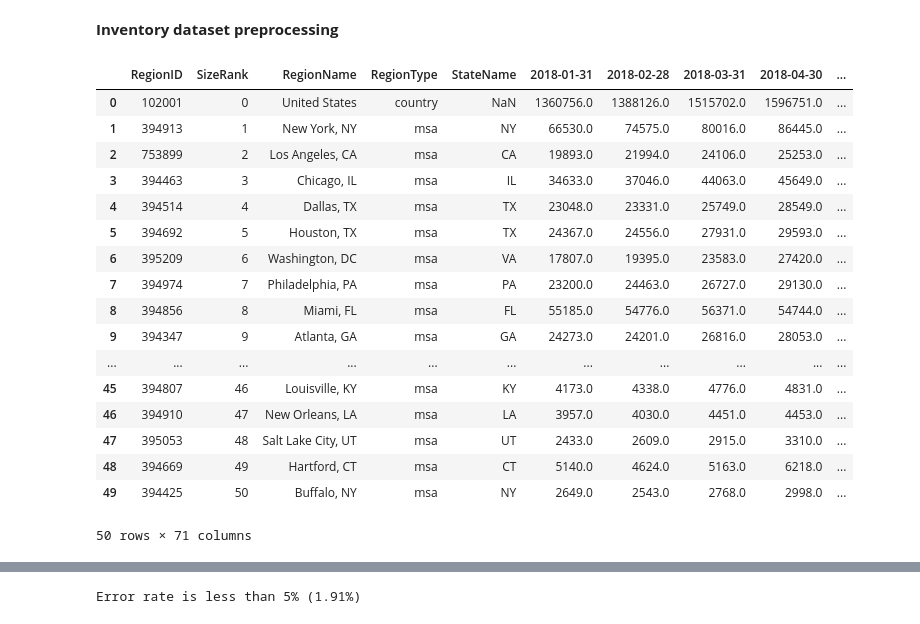
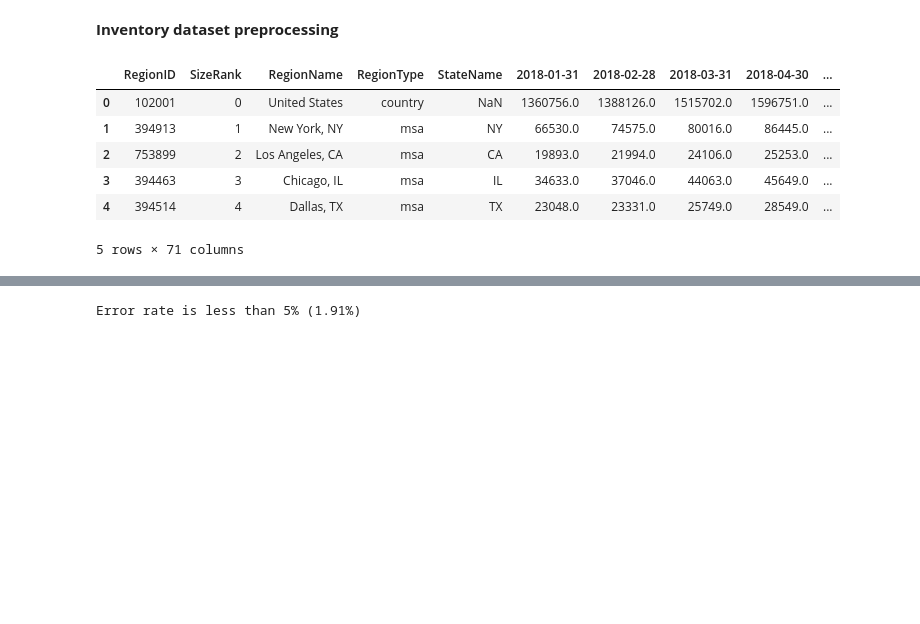
Before and after one commit to grantkerkman/project1_housing, a Jupyter notebook: grant_notebook.ipynb, the cells around one changed output, grey strips where cells are left out. Saved outputs shown, nothing was run; the diff lists cells and outputs as text; code cells hidden in the pictures; blank space fills up the shorter version.

```diff
--- a/grant_notebook.ipynb
+++ b/grant_notebook.ipynb
@@ -20,26 +20,15 @@ zhvi_top_df = pd.read_csv(Path("resources/zhvi_top.csv")) #Zillow Home Value Ind
 **Inventory dataset preprocessing**
 # %%
 # Read the Inventory DataFrame
-inventory_df.head(50)
+inventory_df.head()
 # %% [output]
 |  | RegionID | SizeRank | RegionName | RegionType | StateName | 2018-01-31 | 2018-02-28 | 2018-03-31 | 2018-04-30 | ... |
 | 0 | 102001 | 0 | United States | country | NaN | 1360756.0 | 1388126.0 | 1515702.0 | 1596751.0 | ... |
 | 1 | 394913 | 1 | New York, NY | msa | NY | 66530.0 | 74575.0 | 80016.0 | 86445.0 | ... |
 | 2 | 753899 | 2 | Los Angeles, CA | msa | CA | 19893.0 | 21994.0 | 24106.0 | 25253.0 | ... |
 | 3 | 394463 | 3 | Chicago, IL | msa | IL | 34633.0 | 37046.0 | 44063.0 | 45649.0 | ... |
 | 4 | 394514 | 4 | Dallas, TX | msa | TX | 23048.0 | 23331.0 | 25749.0 | 28549.0 | ... |
-| 5 | 394692 | 5 | Houston, TX | msa | TX | 24367.0 | 24556.0 | 27931.0 | 29593.0 | ... |
-| 6 | 395209 | 6 | Washington, DC | msa | VA | 17807.0 | 19395.0 | 23583.0 | 27420.0 | ... |
-| 7 | 394974 | 7 | Philadelphia, PA | msa | PA | 23200.0 | 24463.0 | 26727.0 | 29130.0 | ... |
-| 8 | 394856 | 8 | Miami, FL | msa | FL | 55185.0 | 54776.0 | 56371.0 | 54744.0 | ... |
-| 9 | 394347 | 9 | Atlanta, GA | msa | GA | 24273.0 | 24201.0 | 26816.0 | 28053.0 | ... |
-| ... | ... | ... | ... | ... | ... | ... | ... | ... | ... | ... |
-| 45 | 394807 | 46 | Louisville, KY | msa | KY | 4173.0 | 4338.0 | 4776.0 | 4831.0 | ... |
-| 46 | 394910 | 47 | New Orleans, LA | msa | LA | 3957.0 | 4030.0 | 4451.0 | 4453.0 | ... |
-| 47 | 395053 | 48 | Salt Lake City, UT | msa | UT | 2433.0 | 2609.0 | 2915.0 | 3310.0 | ... |
-| 48 | 394669 | 49 | Hartford, CT | msa | CT | 5140.0 | 4624.0 | 5163.0 | 6218.0 | ... |
-| 49 | 394425 | 50 | Buffalo, NY | msa | NY | 2649.0 | 2543.0 | 2768.0 | 2998.0 | ... |
-50 rows × 71 columns
+5 rows × 71 columns
 # %%
 # Obtain basic information on the dataset
 inventory_df.info()
```
Also changed, not shown: parts of 21 cells of this notebook.
